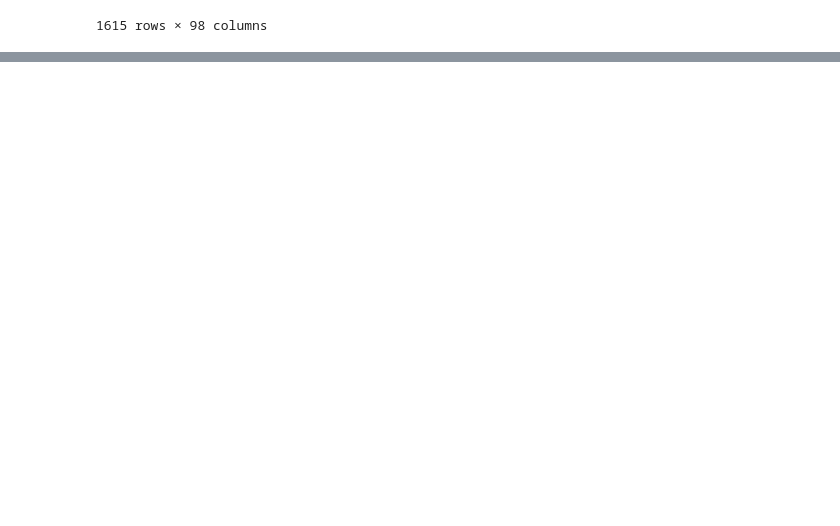
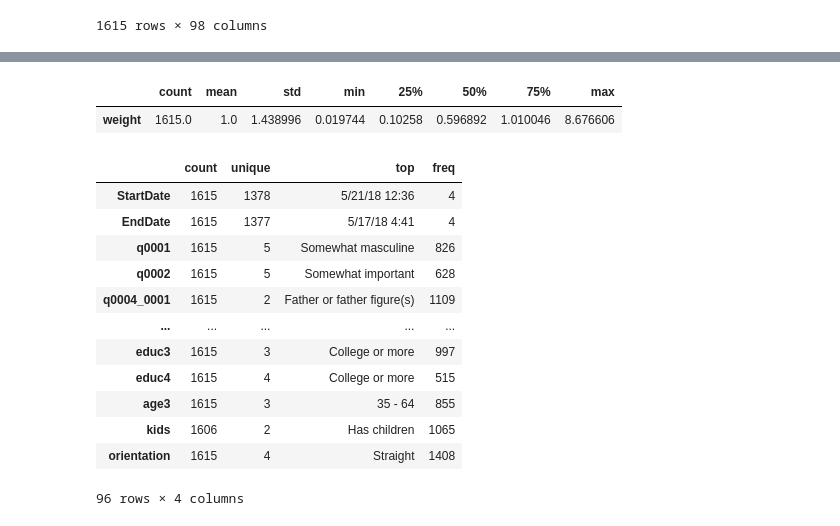
Before and after one commit to data301-2021-winter1/group20-project-, a Jupyter notebook: notebooks/analysis2.ipynb, the cells around one changed output, grey strips where cells are left out. Drawn from its saved outputs; the diff is of its cells as text; code cells hidden in the pictures; blank space fills up the shorter version.

```diff
--- a/notebooks/analysis2.ipynb
+++ b/notebooks/analysis2.ipynb
@@ -50,0 +81,21 @@ responses.head()
+# %%
+responses.describe(include='float64').T
+# %% [output]
+|  | count | mean | std | min | 25% | 50% | 75% | max |
+| weight | 1615.0 | 1.0 | 1.438996 | 0.019744 | 0.10258 | 0.596892 | 1.010046 | 8.676606 |
+# %%
+responses.describe(include='object').T
+# %% [output]
+|  | count | unique | top | freq |
+| StartDate | 1615 | 1378 | 5/21/18 12:36 | 4 |
+| EndDate | 1615 | 1377 | 5/17/18 4:41 | 4 |
+| q0001 | 1615 | 5 | Somewhat masculine | 826 |
+| q0002 | 1615 | 5 | Somewhat important | 628 |
+| q0004_0001 | 1615 | 2 | Father or father figure(s) | 1109 |
+| ... | ... | ... | ... | ... |
+| educ3 | 1615 | 3 | College or more | 997 |
+| educ4 | 1615 | 4 | College or more | 515 |
+| age3 | 1615 | 3 | 35 - 64 | 855 |
+| kids | 1606 | 2 | Has children | 1065 |
+| orientation | 1615 | 4 | Straight | 1408 |
+96 rows × 4 columns
```
Also changed, not shown: parts of 9 cells of this notebook, 1 other file.
